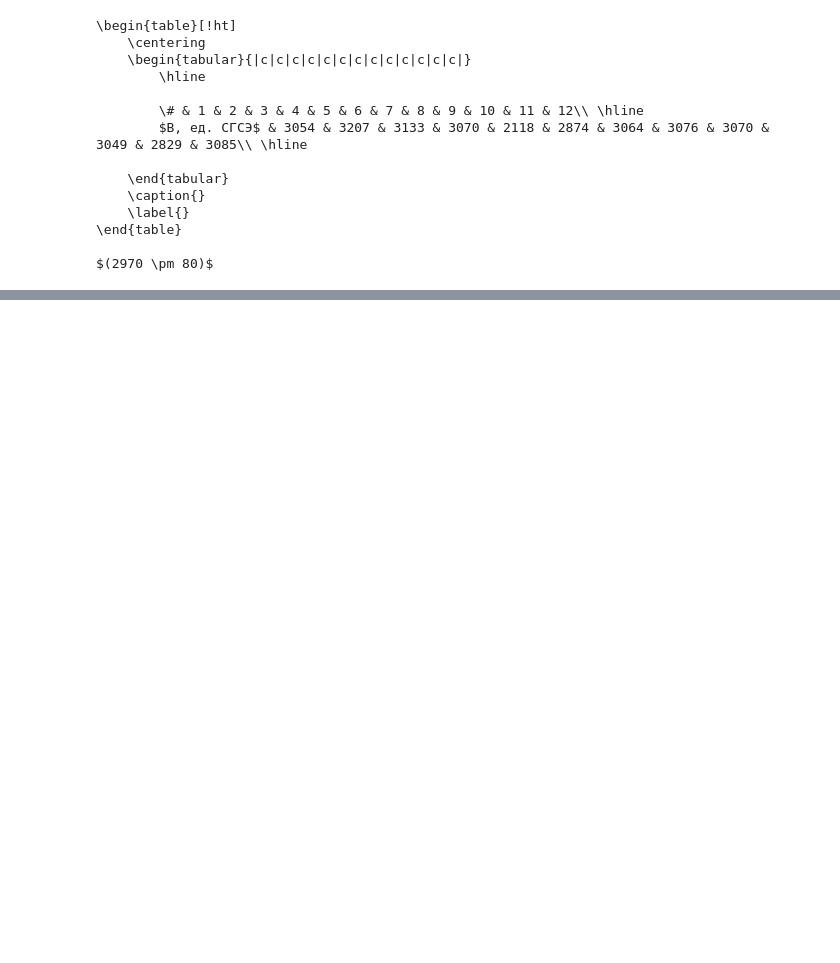
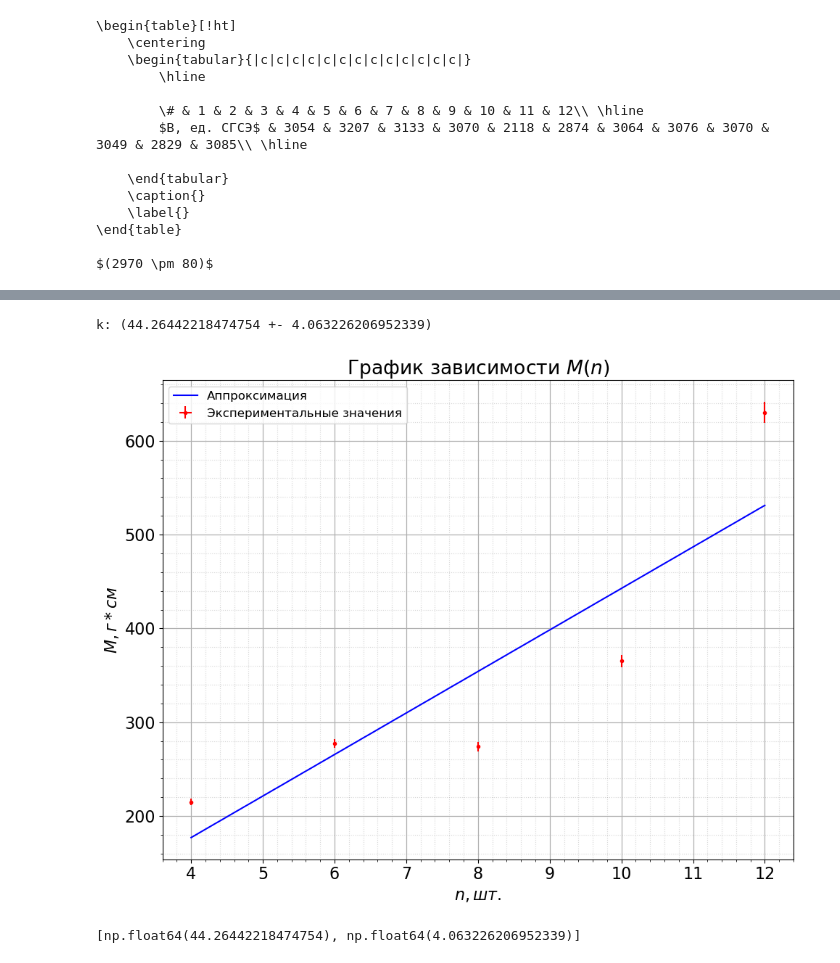
Before and after one commit to victorbaldin56/MIPT_PhysLabs, a Jupyter notebook: 3.1.3/calcs.ipynb, the cells around one changed output, grey strips where cells are left out. Cells and saved outputs as stored; diff of their text form; code cells hidden in the pictures; blank space fills up the shorter version.

```diff
--- a/3.1.3/calcs.ipynb
+++ b/3.1.3/calcs.ipynb
@@ -122,0 +188,16 @@ $(5540 \pm 30)$
+# %%
+n_m = [[12, 0.218],
+       [10, 0.158],
+       [8, 0.158],
+       [6, 0.240],
+       [4, 0.372]]
+
+n_m.reverse()
+
+n_M = [[i[0], countWithSigma(i[1] * (i[0] / 2 - 1) * balls_d_mean[0] * 980, [balls_d_mean, [i[1], 0.001]])] for i in n_m]
+
+n_M_table = [["$n, шт.$"] + [i[0] for i in n_M],
+             ["$m, г$"] + ["$" + texAns([i[1], 0.001])[2:-2] + "$" for i in n_m],
+             ["$M, г*см$"] + ["$" + texAns(i[1])[2:-2] + "$" for i in n_M]]
+
+texTable(n_M_table)
@@ -122,0 +218,7 @@ $(5540 \pm 30)$
+# %%
+make_mnk_direct_prop("img/vertical.png", "График зависимости $M(n)$", "$n, шт.$", "$M, г*см$",
+                     [i[0] for i in n_M], [i[1][0] for i in n_M], [0] * len(n_M), [i[1][1] for i in n_M])
+# %% [output]
+k: (44.26442218474754 +- 4.063226206952339)
+[figure, added]
+[np.float64(44.26442218474754), np.float64(4.063226206952339)]
```
Also changed, not shown: parts of 14 cells of this notebook, 5 other files.
